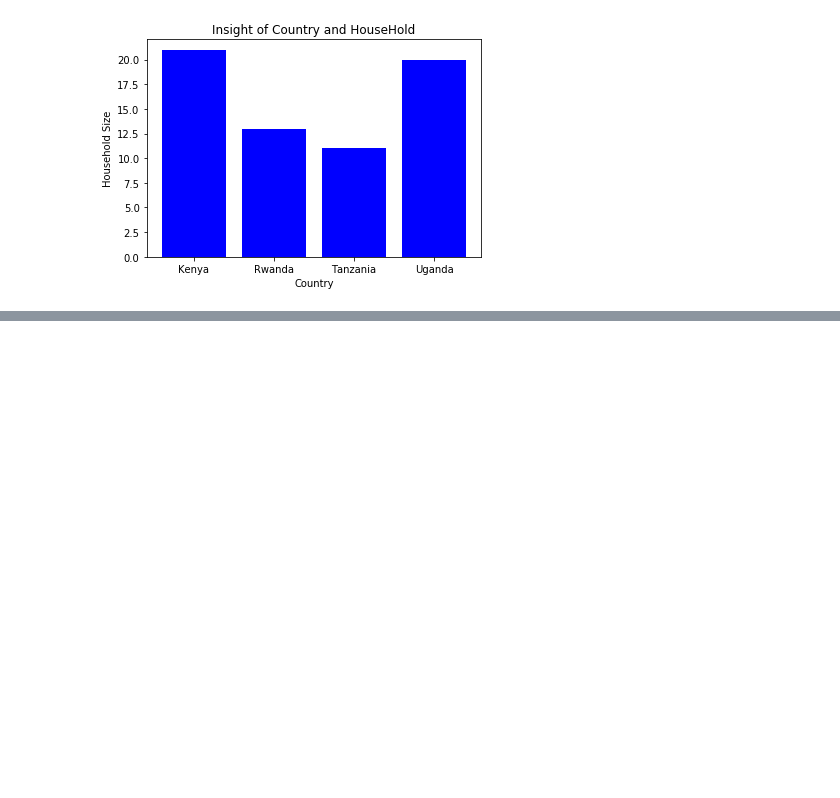
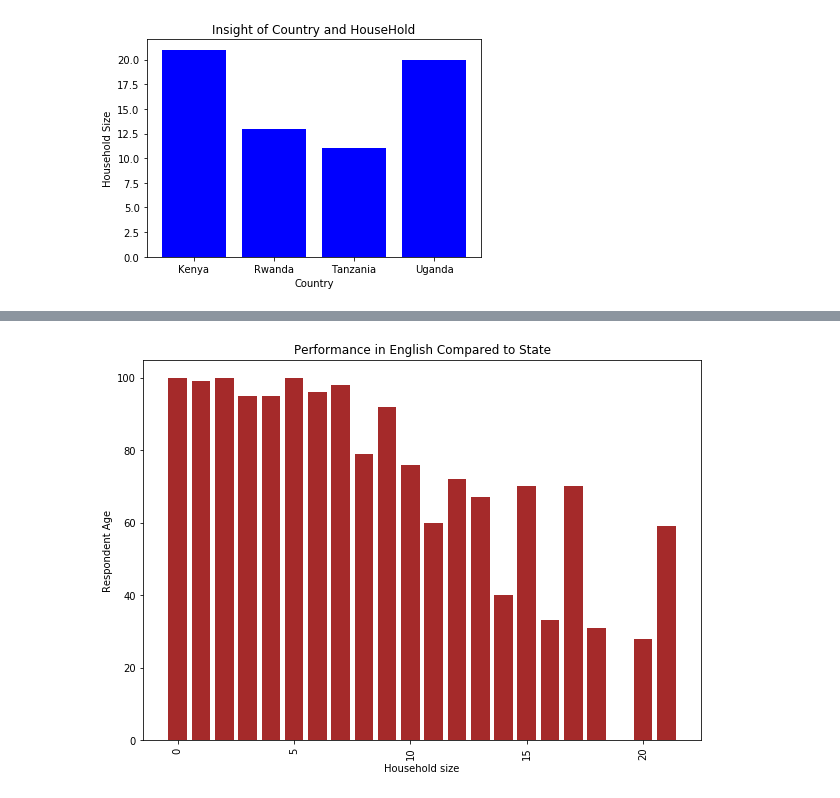
Before and after one commit to codybaraks/Financial-Inclusion, a Jupyter notebook: Financial_Inclusion.ipynb, the cells around one changed output, grey strips where cells are left out. Cells and saved outputs as stored; diff of their text form; code cells hidden in the pictures; blank space fills up the shorter version.

```diff
--- a/Financial_Inclusion.ipynb
+++ b/Financial_Inclusion.ipynb
@@ -304,0 +337,12 @@ Name: household_size, dtype: float64
+# %%
+# Ploting the univariate summaries and recording our observations
+#
+fig, ax = plt.subplots(figsize=(10,7))
+ax.bar(fina.household_size, fina.age_of_respondent, color='brown')
+plt.xticks(rotation=90)
+ax.set_xlabel('Household size')
+ax.set_ylabel('Respondent Age')
+plt.title('Performance in English Compared to State')
+plt.show()
+# %% [output]
+[figure, added]
```
Also changed, not shown: parts of 27 cells of this notebook.
